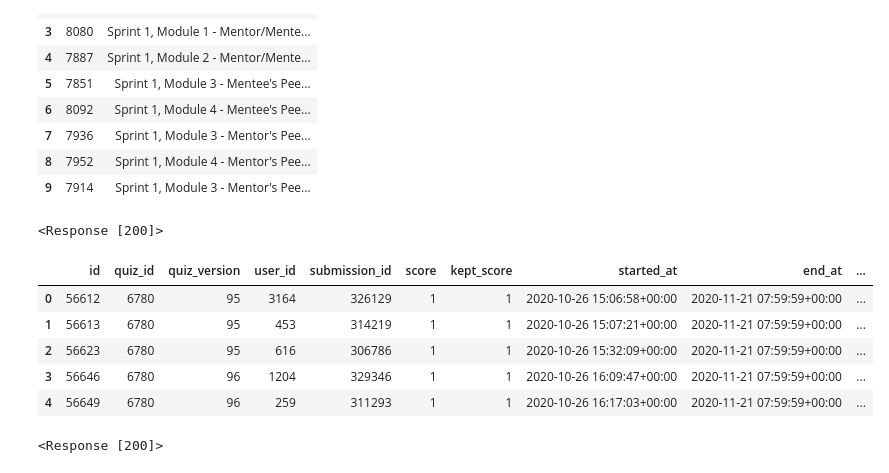
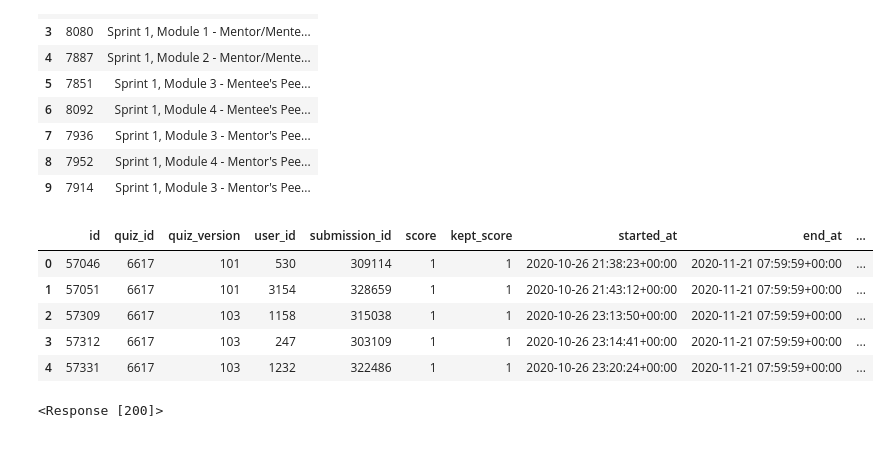
Before and after one commit to GwenStacey/Canvas-Data, a Jupyter notebook: canvas_data/m-m.ipynb, the cells around one changed output. Saved outputs shown, nothing was run; the diff lists cells and outputs as text; code cells hidden in the pictures.

```diff
--- a/canvas_data/m-m.ipynb
+++ b/canvas_data/m-m.ipynb
@@ -62,7 +95,3 @@ r = requests.get("https://lambdaschool.instructure.com/api/v1/courses/495/quizze
-# %%
-r
-# %% [output]
-<Response [200]>
 # %%
 raw = r.json()
 
@@ -70,12 +99,12 @@ with open("submissions-6780.json","w") as outfile:
     json.dump(raw["quiz_submissions"], outfile)
 # %%
-sub_df = pd.read_json("submissions-6780.json")
-sub_df.head()
+sub_df_6617 = pd.read_json("submissions-6617.json")
+sub_df_6617.head()
 # %% [output]
 |  | id | quiz_id | quiz_version | user_id | submission_id | score | kept_score | started_at | end_at | ... |
-| 0 | 56612 | 6780 | 95 | 3164 | 326129 | 1 | 1 | 2020-10-26 15:06:58+00:00 | 2020-11-21 07:59:59+00:00 | ... |
-| 1 | 56613 | 6780 | 95 | 453 | 314219 | 1 | 1 | 2020-10-26 15:07:21+00:00 | 2020-11-21 07:59:59+00:00 | ... |
-| 2 | 56623 | 6780 | 95 | 616 | 306786 | 1 | 1 | 2020-10-26 15:32:09+00:00 | 2020-11-21 07:59:59+00:00 | ... |
-| 3 | 56646 | 6780 | 96 | 1204 | 329346 | 1 | 1 | 2020-10-26 16:09:47+00:00 | 2020-11-21 07:59:59+00:00 | ... |
-| 4 | 56649 | 6780 | 96 | 259 | 311293 | 1 | 1 | 2020-10-26 16:17:03+00:00 | 2020-11-21 07:59:59+00:00 | ... |
+| 0 | 57046 | 6617 | 101 | 530 | 309114 | 1 | 1 | 2020-10-26 21:38:23+00:00 | 2020-11-21 07:59:59+00:00 | ... |
+| 1 | 57051 | 6617 | 101 | 3154 | 328659 | 1 | 1 | 2020-10-26 21:43:12+00:00 | 2020-11-21 07:59:59+00:00 | ... |
+| 2 | 57309 | 6617 | 103 | 1158 | 315038 | 1 | 1 | 2020-10-26 23:13:50+00:00 | 2020-11-21 07:59:59+00:00 | ... |
+| 3 | 57312 | 6617 | 103 | 247 | 303109 | 1 | 1 | 2020-10-26 23:14:41+00:00 | 2020-11-21 07:59:59+00:00 | ... |
+| 4 | 57331 | 6617 | 103 | 1232 | 322486 | 1 | 1 | 2020-10-26 23:20:24+00:00 | 2020-11-21 07:59:59+00:00 | ... |
 # %%
```
Also changed, not shown: parts of 17 cells of this notebook, 1 other file.
